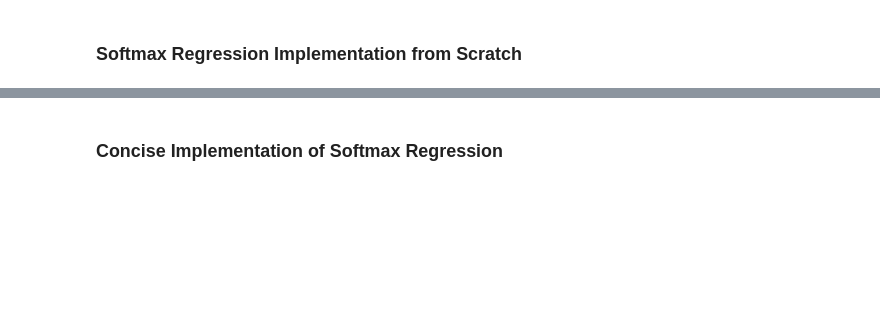
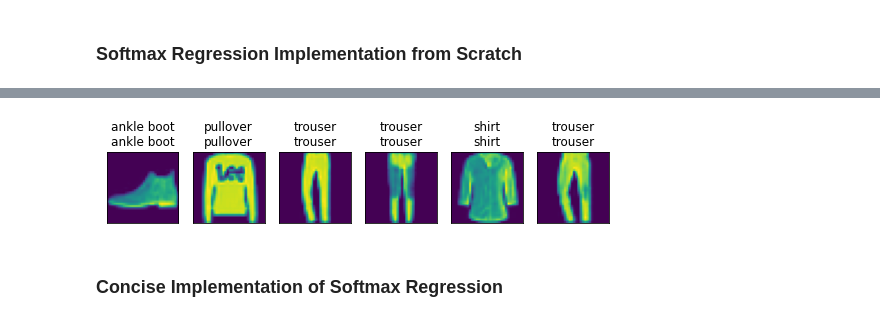
Before and after one commit to ZhaoHongjue/DL_Project, a Jupyter notebook: ch3_linearNN.ipynb, the cells around one changed output, grey strips where cells are left out. Drawn from its saved outputs; the diff is of its cells as text; code cells hidden in the pictures; blank space fills up the shorter version.

```diff
--- a/ch3_linearNN.ipynb
+++ b/ch3_linearNN.ipynb
@@ -175,0 +254,5 @@ LinModel[0].weight.data, LinModel[0].bias.data
+# %%
+batch_size = 256
+
+train_iter = data.DataLoader(mnist_train, batch_size, shuffle = True)
+test_iter = data.DataLoader(mnist_test, batch_size, shuffle = True)
@@ -177,0 +293,6 @@ LinModel[0].weight.data, LinModel[0].bias.data
+# %%
+def softmax(o):
+    return torch.exp(o)/torch.exp(o).sum(dim = 1).reshape(-1, 1)
+
+o = torch.arange(12).reshape(3, 4)
+softmax(o).sum(dim = 1)
@@ -177,0 +301,9 @@ LinModel[0].weight.data, LinModel[0].bias.data
+# %%
+def SoftmaxReg(X, W, b):
+    return softmax(X @ W + b)
+
+W = torch.normal(0, 1, (4, 3))
+b = torch.normal(0, 1, (1, 3))
+
+X = torch.normal(0, 1, (6, 4))
+SoftmaxReg(X, W, b)
@@ -177,0 +319,9 @@ LinModel[0].weight.data, LinModel[0].bias.data
+# %%
+def CrossEntropy(y_hat, y):
+    return -torch.log(y_hat[range(len(y_hat)),y]).mean()
+
+y = torch.tensor([0, 1, 2])
+y_hat = torch.tensor([[0.8, 0.1, 0.1],
+                      [0.1, 0.8, 0.1],
+                      [0.1, 0.1, 0.8]])
+CrossEntropy(y_hat, y)
@@ -178,2 +391,14 @@ LinModel[0].weight.data, LinModel[0].bias.data
+# %%
+def predict(W, b, test_iter, n = 6):
+    X, y = next(iter(test_iter))
+    trues = utils.get_fashion_mnist_labels(y)
+
+    preds = utils.get_fashion_mnist_labels(SoftmaxReg(X.reshape(X.shape[0], -1), W, b).argmax(axis = 1))
+    titles = [true +'\n' + pred for true, pred in zip(trues, preds)]
+    utils.show_images(X[0:n].reshape((n, 32, 32)), 1, n, titles=titles[0:n])
+
+predict(W, b, test_iter)
+# %% [output]
+[figure, added]
 # %% [markdown]
 ### Concise Implementation of Softmax Regression
```
Also changed, not shown: parts of 25 cells of this notebook.
